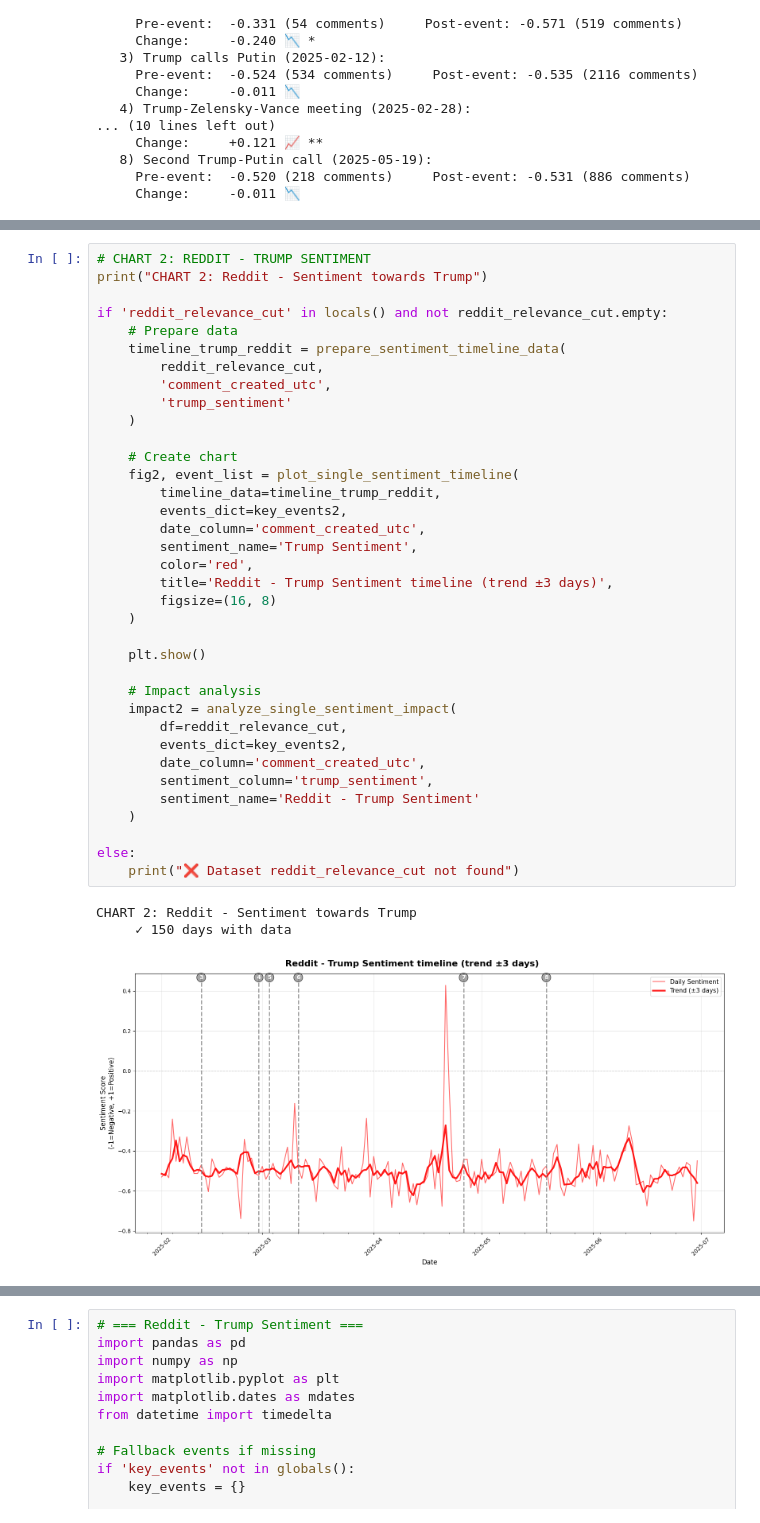
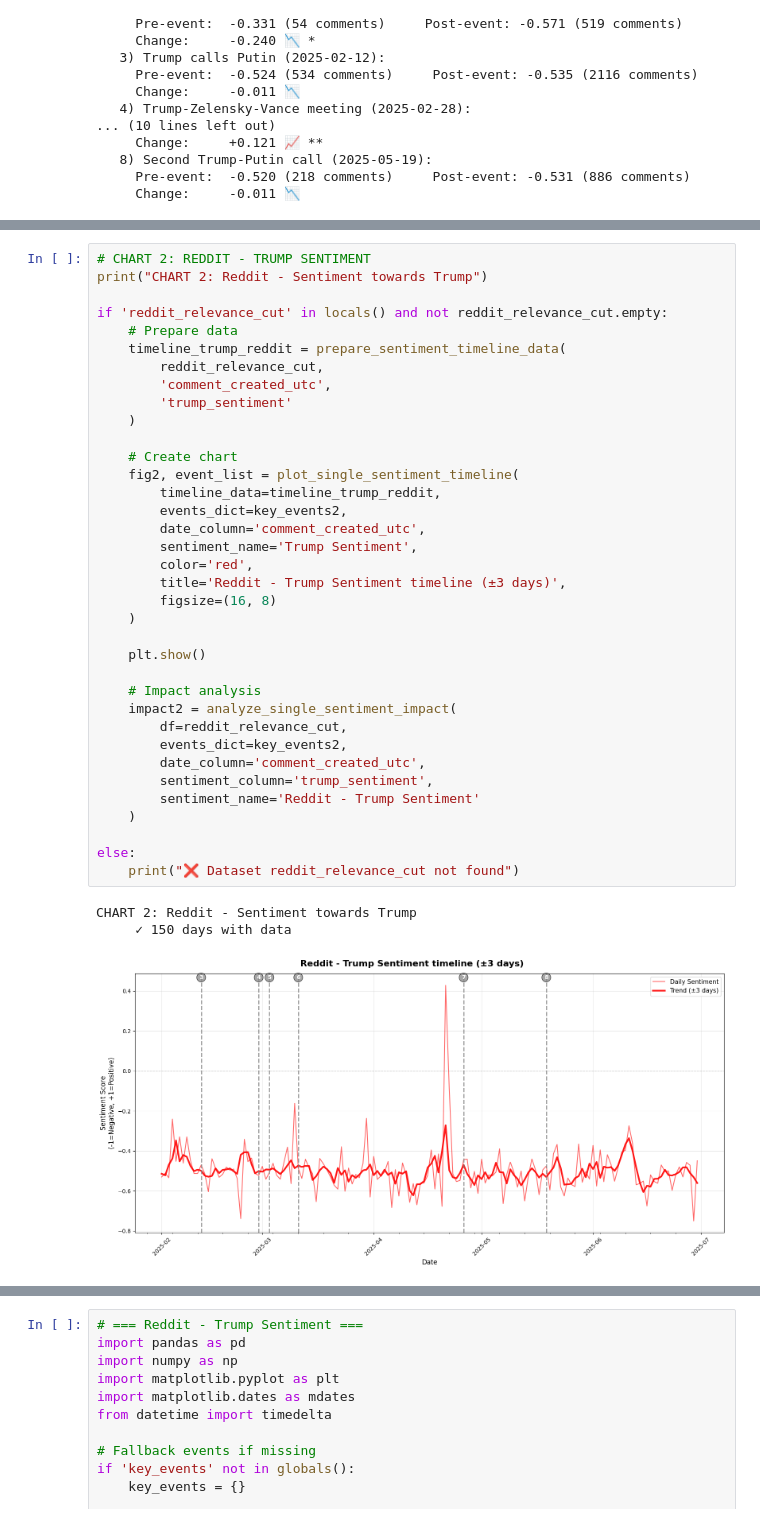
Before and after one commit to elisa-negrini/CSS_project, a Jupyter notebook: sentiment_analysis_final.ipynb, the cells around one changed output, grey strips where cells are left out. Drawn from its saved outputs; the diff is of its cells as text.

```diff
--- a/sentiment_analysis_final.ipynb
+++ b/sentiment_analysis_final.ipynb
@@ -1493,35 +1493,35 @@ if 'reddit_relevance_cut' in locals() and not reddit_relevance_cut.empty:
         'comment_created_utc',
         'trump_sentiment'
     )
 
     # Create chart
     fig2, event_list = plot_single_sentiment_timeline(
         timeline_data=timeline_trump_reddit,
         events_dict=key_events2,
         date_column='comment_created_utc',
         sentiment_name='Trump Sentiment',
         color='red',
-        title='Reddit - Trump Sentiment timeline (trend ±3 days)',
+        title='Reddit - Trump Sentiment timeline (±3 days)',
         figsize=(16, 8)
     )
 
     plt.show()
 
     # Impact analysis
     impact2 = analyze_single_sentiment_impact(
         df=reddit_relevance_cut,
         events_dict=key_events2,
         date_column='comment_created_utc',
         sentiment_column='trump_sentiment',
         sentiment_name='Reddit - Trump Sentiment'
     )
 
 else:
     print("❌ Dataset reddit_relevance_cut not found")
 # %% [output]
 CHART 2: Reddit - Sentiment towards Trump
      ✓ 150 days with data
-[figure, old version]
+[figure, new version]
 📈 EVENT IMPACT ANALYSIS - REDDIT - TRUMP SENTIMENT
 ==================================================
    3) Trump calls Putin (2025-02-12):
```
Also changed, not shown: parts of 1 cell of this notebook, 2 other files.
